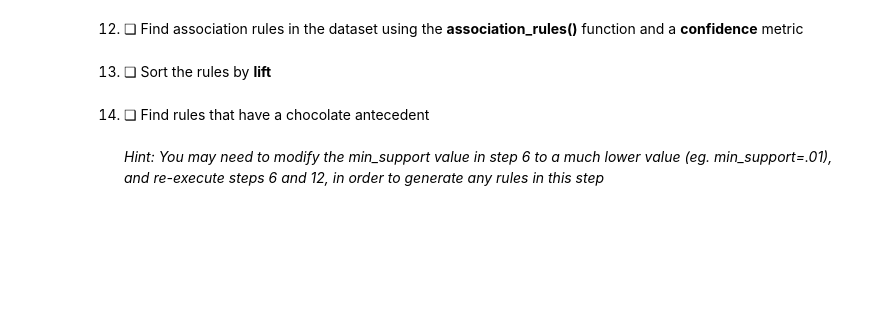
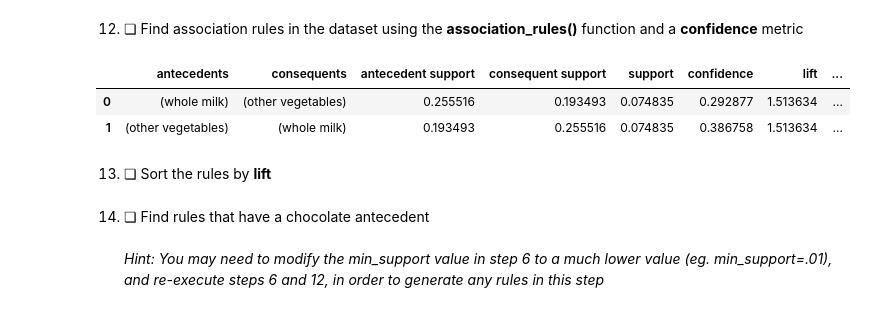
Before and after one commit to evan-a-west/MyLearningTreeCourses, a Jupyter notebook: Ex8_1.ipynb, the cells around one changed output. Saved outputs shown, nothing was run; the diff lists cells and outputs as text; code cells hidden in the pictures; blank space fills up the shorter version.

```diff
--- a/Ex8_1.ipynb
+++ b/Ex8_1.ipynb
@@ -43,5 +185,12 @@ and lift
 # %% [markdown]
 12. ❏ Find association rules in the dataset using the **association_rules()** function and a **confidence** metric
+# %%
+confidence = association_rules(freq_itemsets, metric='confidence', min_threshold=0)
+confidence
+# %% [output]
+|  | antecedents | consequents | antecedent support | consequent support | support | confidence | lift | ... |
+| 0 | (whole milk) | (other vegetables) | 0.255516 | 0.193493 | 0.074835 | 0.292877 | 1.513634 | ... |
+| 1 | (other vegetables) | (whole milk) | 0.193493 | 0.255516 | 0.074835 | 0.386758 | 1.513634 | ... |
 # %% [markdown]
 13. ❏ Sort the rules by **lift**
 # %% [markdown]
```
Also changed, not shown: parts of 12 cells of this notebook, 1 other file.
